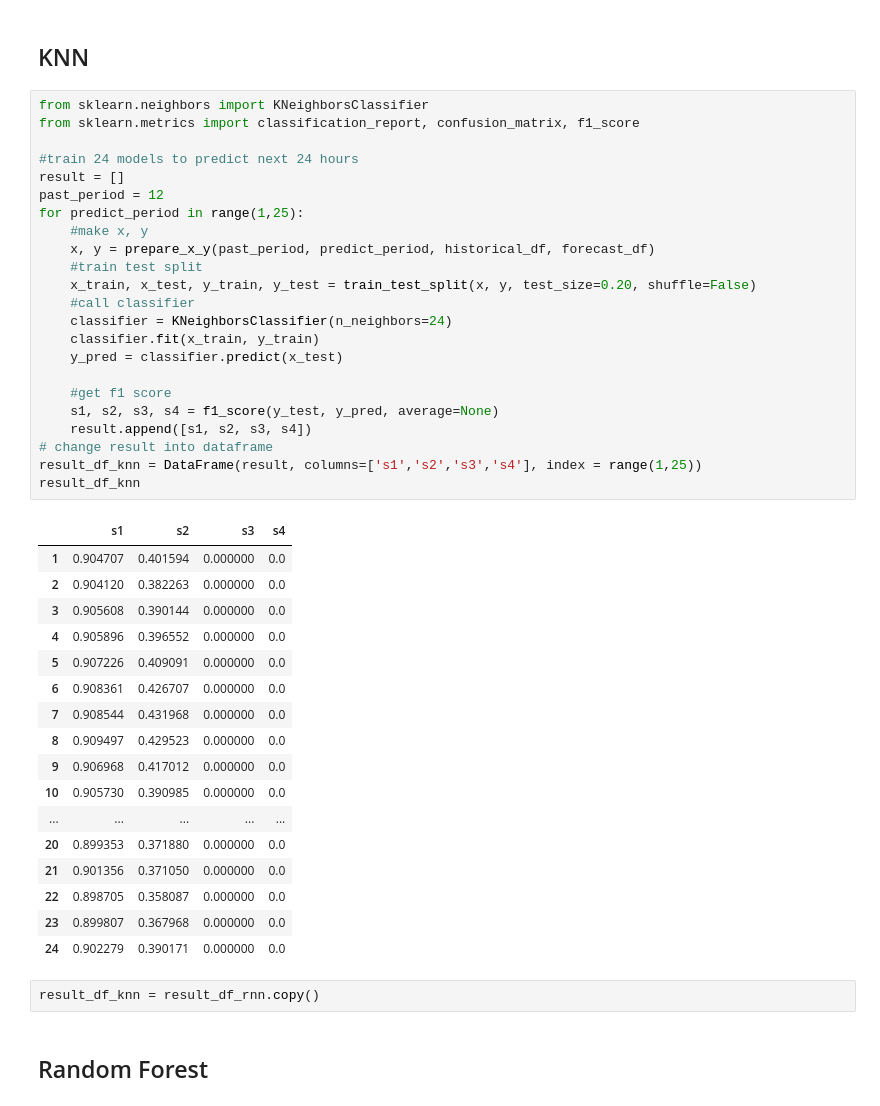
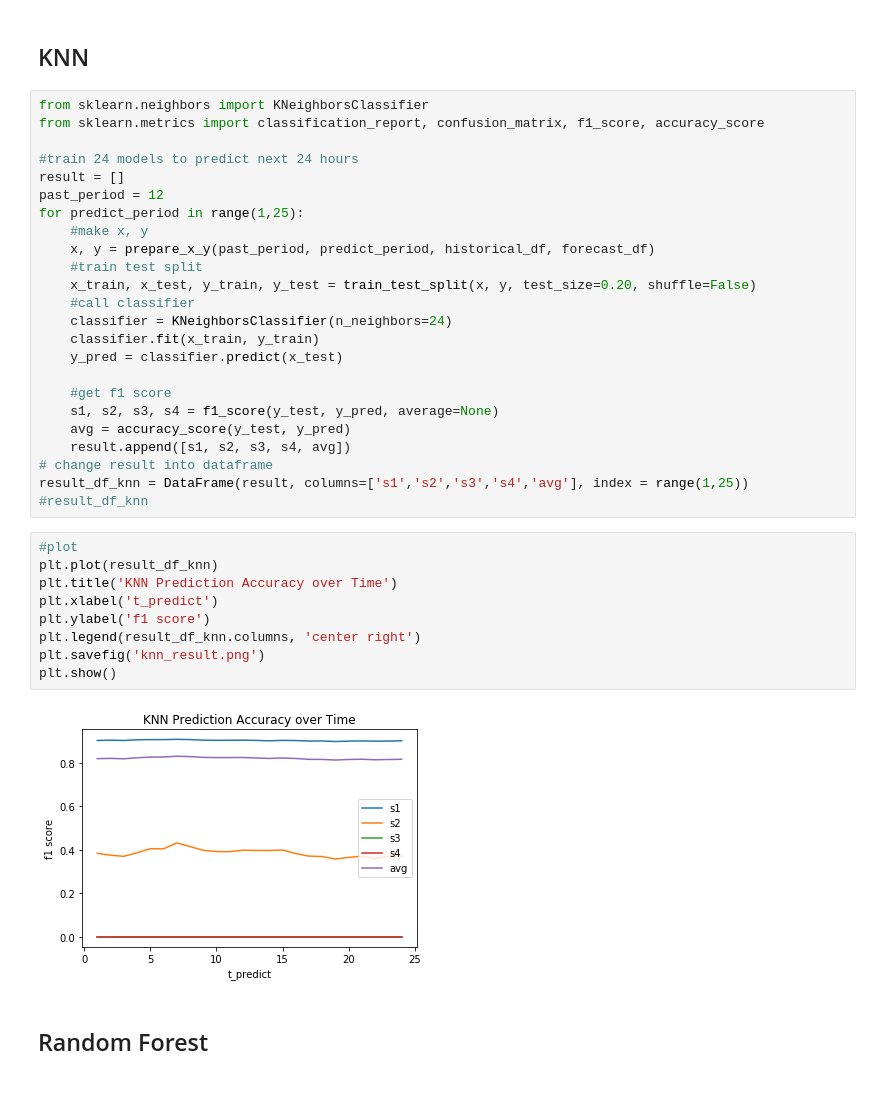
Before and after one commit to leobix/safi, a Jupyter notebook: safi_project_processing-classification.ipynb, the cells around one changed output. Saved outputs shown, nothing was run; the diff lists cells and outputs as text.

```diff
--- a/safi_project_processing-classification.ipynb
+++ b/safi_project_processing-classification.ipynb
@@ -183,7 +184,7 @@ merge with forecast data
 ## KNN
 # %%
 from sklearn.neighbors import KNeighborsClassifier
-from sklearn.metrics import classification_report, confusion_matrix, f1_score
+from sklearn.metrics import classification_report, confusion_matrix, f1_score, accuracy_score
 
 #train 24 models to predict next 24 hours
 result = []
@@ -200,30 +201,22 @@ for predict_period in range(1,25):
 
     #get f1 score
     s1, s2, s3, s4 = f1_score(y_test, y_pred, average=None)
-    result.append([s1, s2, s3, s4])
+    avg = accuracy_score(y_test, y_pred)
+    result.append([s1, s2, s3, s4, avg])
 # change result into dataframe
-result_df_knn = DataFrame(result, columns=['s1','s2','s3','s4'], index = range(1,25))
-result_df_knn
+result_df_knn = DataFrame(result, columns=['s1','s2','s3','s4','avg'], index = range(1,25))
+#result_df_knn
-# %% [output]
-|  | s1 | s2 | s3 | s4 |
-| 1 | 0.904707 | 0.401594 | 0.000000 | 0.0 |
-| 2 | 0.904120 | 0.382263 | 0.000000 | 0.0 |
-| 3 | 0.905608 | 0.390144 | 0.000000 | 0.0 |
-| 4 | 0.905896 | 0.396552 | 0.000000 | 0.0 |
-| 5 | 0.907226 | 0.409091 | 0.000000 | 0.0 |
-| 6 | 0.908361 | 0.426707 | 0.000000 | 0.0 |
-| 7 | 0.908544 | 0.431968 | 0.000000 | 0.0 |
-| 8 | 0.909497 | 0.429523 | 0.000000 | 0.0 |
-| 9 | 0.906968 | 0.417012 | 0.000000 | 0.0 |
-| 10 | 0.905730 | 0.390985 | 0.000000 | 0.0 |
-| ... | ... | ... | ... | ... |
-| 20 | 0.899353 | 0.371880 | 0.000000 | 0.0 |
-| 21 | 0.901356 | 0.371050 | 0.000000 | 0.0 |
-| 22 | 0.898705 | 0.358087 | 0.000000 | 0.0 |
-| 23 | 0.899807 | 0.367968 | 0.000000 | 0.0 |
-| 24 | 0.902279 | 0.390171 | 0.000000 | 0.0 |
-# %%
-result_df_knn = result_df_rnn.copy()
+# %%
+#plot
+plt.plot(result_df_knn)
+plt.title('KNN Prediction Accuracy over Time')
+plt.xlabel('t_predict')
+plt.ylabel('f1 score')
+plt.legend(result_df_knn.columns, 'center right')
+plt.savefig('knn_result.png')
+plt.show()
+# %% [output]
+[figure, added]
 # %% [markdown]
 ## Random Forest
 # %%
```
Also changed, not shown: parts of 9 cells of this notebook.
